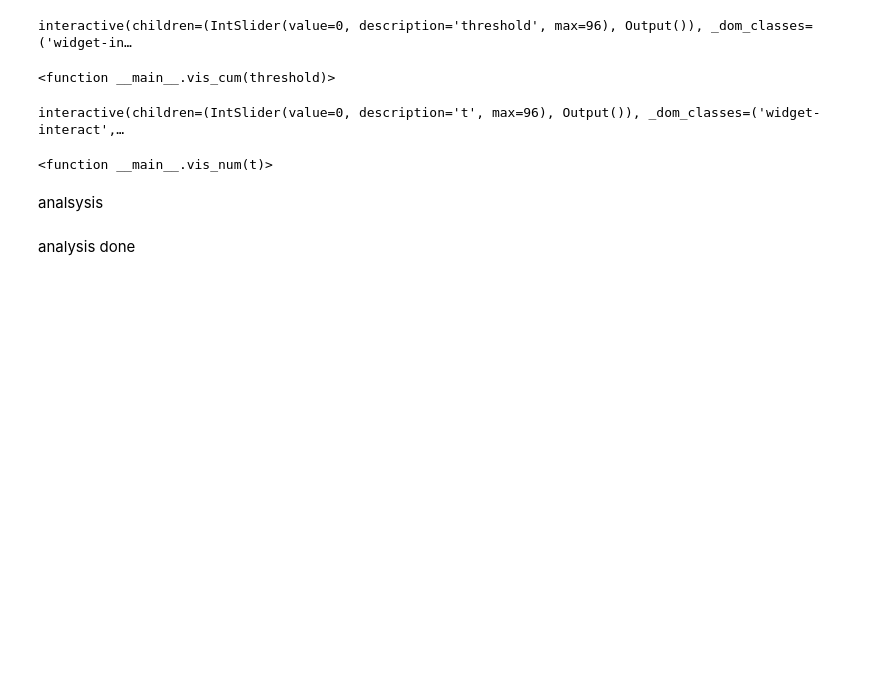
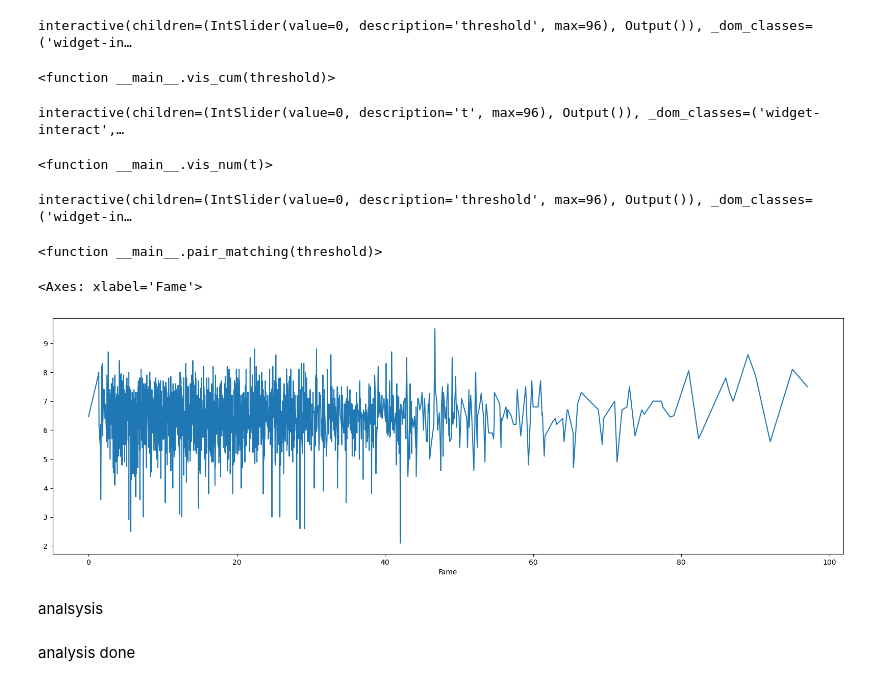
Before and after one commit to epfl-ada/ada-2023-project-shinebrightlikeadamon, a Jupyter notebook: fame_pop_analysis.ipynb, the cells around one changed output. Cells and saved outputs as stored; diff of their text form; code cells hidden in the pictures; blank space fills up the shorter version.

```diff
--- a/fame_pop_analysis.ipynb
+++ b/fame_pop_analysis.ipynb
@@ -889,3 +1030,14 @@ interactive(children=(IntSlider(value=0, description='t', max=96), Output()), _d
+# %%
+widgets.interact(pair_matching, threshold=widgets.IntSlider(min=0, max=96, step=1, value=0))
+# %% [output]
+interactive(children=(IntSlider(value=0, description='threshold', max=96), Output()), _dom_classes=('widget-in…
+<function __main__.pair_matching(threshold)>
+# %%
+plt.figure(figsize=(20,6))
+movies_fame.groupby('Fame')['averageRating'].mean().plot()
+# %% [output]
+<Axes: xlabel='Fame'>
+[figure, added]
 # %% [markdown]
 analsysis
 # %%
```
Also changed, not shown: parts of 5 cells of this notebook.
